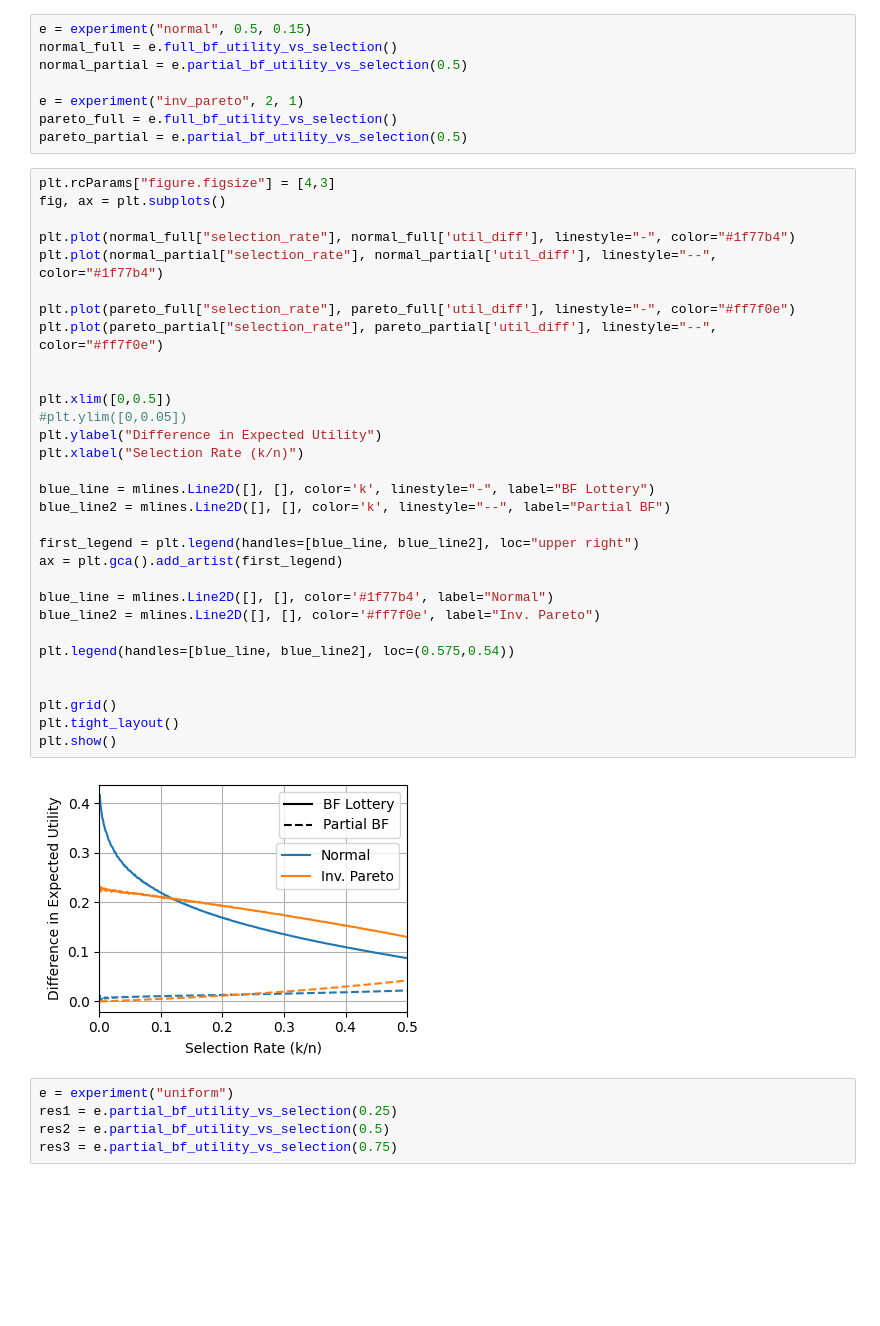
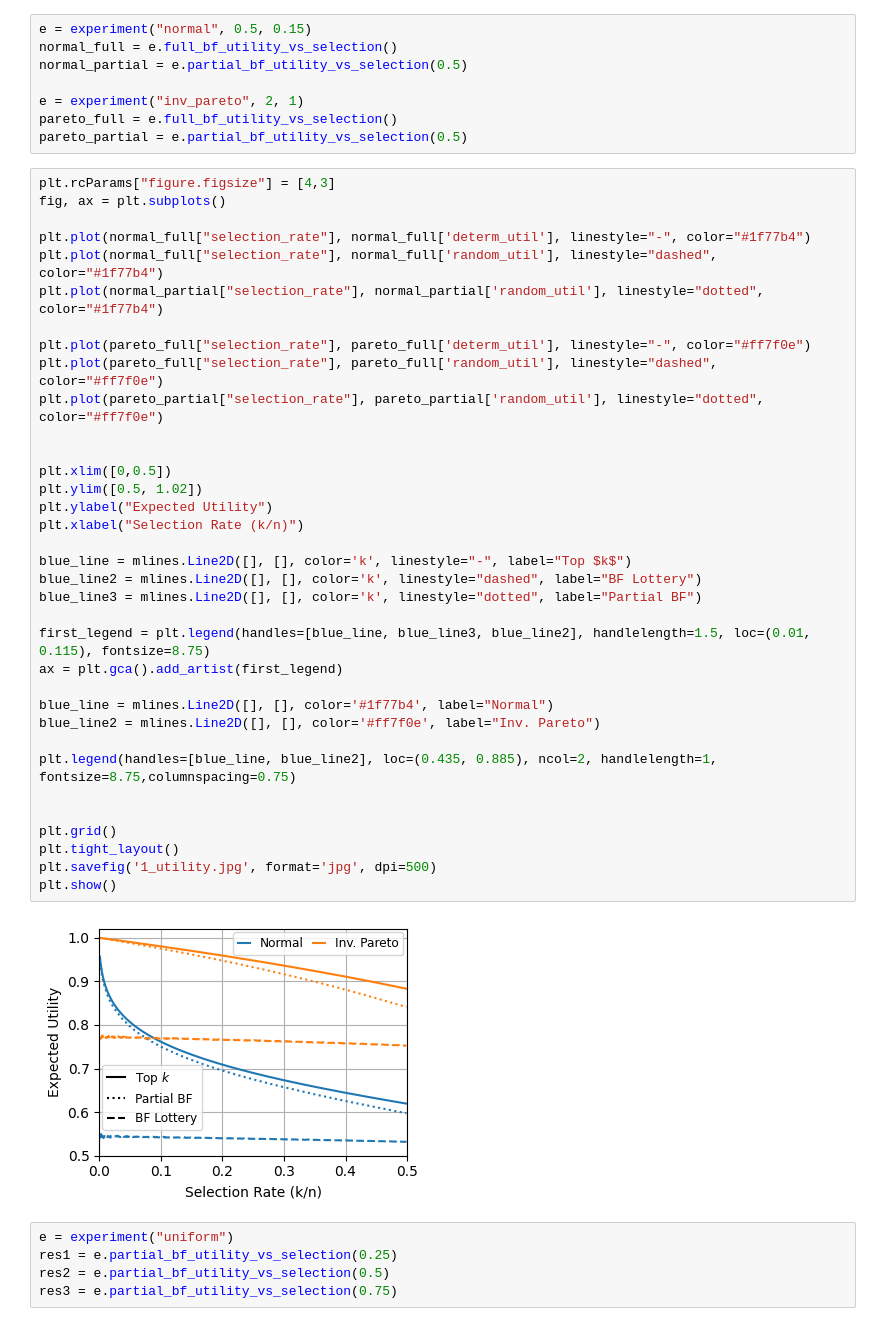
Before and after one commit to shomikj/randomization_for_fairness, a Jupyter notebook: claims_known/utility_tradeoff.ipynb, the cells around one changed output. Saved outputs shown, nothing was run; the diff lists cells and outputs as text; blank space fills up the shorter version.

```diff
--- a/claims_known/utility_tradeoff.ipynb
+++ b/claims_known/utility_tradeoff.ipynb
@@ -83,36 +99,40 @@ pareto_partial = e.partial_bf_utility_vs_selection(0.5)
 # %%
 plt.rcParams["figure.figsize"] = [4,3]
 fig, ax = plt.subplots()
 
-plt.plot(normal_full["selection_rate"], normal_full['util_diff'], linestyle="-", color="#1f77b4")
-plt.plot(normal_partial["selection_rate"], normal_partial['util_diff'], linestyle="--", color="#1f77b4")
+plt.plot(normal_full["selection_rate"], normal_full['determ_util'], linestyle="-", color="#1f77b4")
+plt.plot(normal_full["selection_rate"], normal_full['random_util'], linestyle="dashed", color="#1f77b4")
+plt.plot(normal_partial["selection_rate"], normal_partial['random_util'], linestyle="dotted", color="#1f77b4")
 
-plt.plot(pareto_full["selection_rate"], pareto_full['util_diff'], linestyle="-", color="#ff7f0e")
-plt.plot(pareto_partial["selection_rate"], pareto_partial['util_diff'], linestyle="--", color="#ff7f0e")
+plt.plot(pareto_full["selection_rate"], pareto_full['determ_util'], linestyle="-", color="#ff7f0e")
+plt.plot(pareto_full["selection_rate"], pareto_full['random_util'], linestyle="dashed", color="#ff7f0e")
+plt.plot(pareto_partial["selection_rate"], pareto_partial['random_util'], linestyle="dotted", color="#ff7f0e")
 
 
 plt.xlim([0,0.5])
-#plt.ylim([0,0.05])
-plt.ylabel("Difference in Expected Utility")
+plt.ylim([0.5, 1.02])
+plt.ylabel("Expected Utility")
 plt.xlabel("Selection Rate (k/n)")
 
-blue_line = mlines.Line2D([], [], color='k', linestyle="-", label="BF Lottery")
-blue_line2 = mlines.Line2D([], [], color='k', linestyle="--", label="Partial BF")
+blue_line = mlines.Line2D([], [], color='k', linestyle="-", label="Top $k$")
+blue_line2 = mlines.Line2D([], [], color='k', linestyle="dashed", label="BF Lottery")
+blue_line3 = mlines.Line2D([], [], color='k', linestyle="dotted", label="Partial BF")
 
-first_legend = plt.legend(handles=[blue_line, blue_line2], loc="upper right")
+first_legend = plt.legend(handles=[blue_line, blue_line3, blue_line2], handlelength=1.5, loc=(0.01, 0.115), fontsize=8.75)
 ax = plt.gca().add_artist(first_legend)
 
 blue_line = mlines.Line2D([], [], color='#1f77b4', label="Normal")
 blue_line2 = mlines.Line2D([], [], color='#ff7f0e', label="Inv. Pareto")
 
-plt.legend(handles=[blue_line, blue_line2], loc=(0.575,0.54))
+plt.legend(handles=[blue_line, blue_line2], loc=(0.435, 0.885), ncol=2, handlelength=1, fontsize=8.75,columnspacing=0.75)
 
 
 plt.grid()
 plt.tight_layout()
+plt.savefig('1_utility.jpg', format='jpg', dpi=500)
 plt.show()
 # %% [output]
-[figure, old version]
+[figure, new version]
 # %%
 e = experiment("uniform")
 res1 = e.partial_bf_utility_vs_selection(0.25)
```
Also changed, not shown: parts of 9 cells of this notebook, 16 other files.
